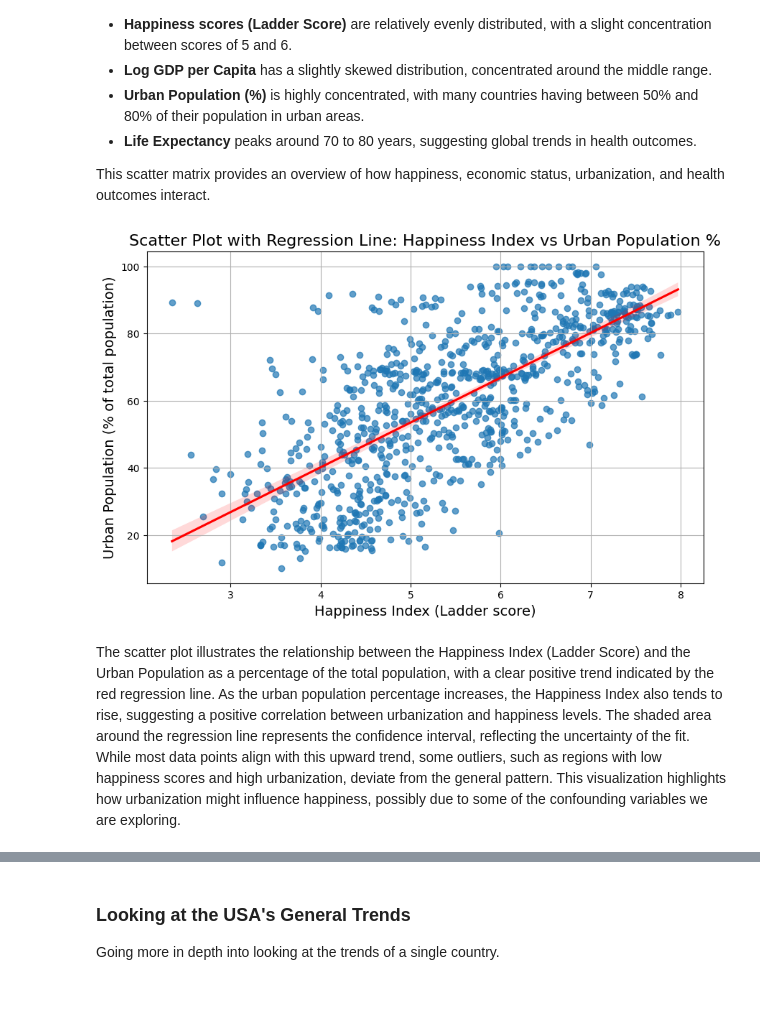
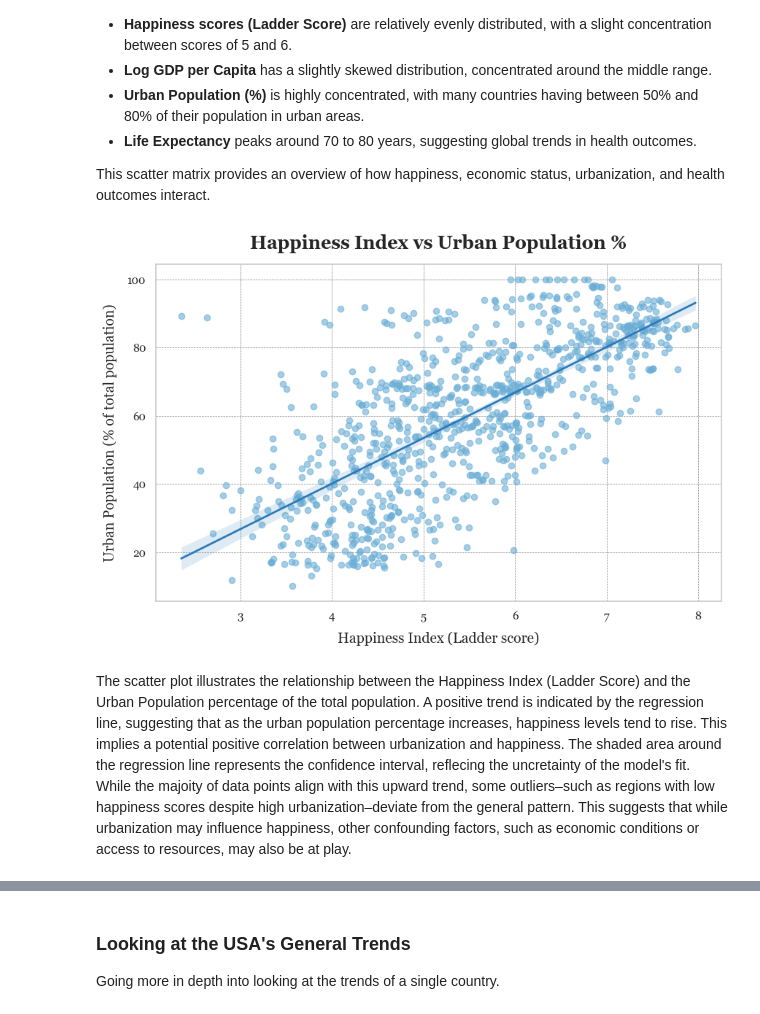
Before and after one commit to abbymcleod/Country-Happiness-Index, a Jupyter notebook: EDACheckpoint_Group010-FA24.ipynb, the cells around one changed output, grey strips where cells are left out. Drawn from its saved outputs; the diff is of its cells as text; code cells hidden in the pictures.

Commit message:
cleaned up graphs and descriptions

```diff
--- a/EDACheckpoint_Group010-FA24.ipynb
+++ b/EDACheckpoint_Group010-FA24.ipynb
@@ -453,7 +454,17 @@ scattered_data = merged_df[["Ladder score",
                             "Log GDP per capita",
                             "Urban population (% of total population)",
                             "Life expectancy"]]
-scatter_matrix(scattered_data, figsize=(15, 15), alpha=0.8, diagonal='hist')
-plt.suptitle("Scatter Matrix: Happiness, Urban Population %, GDP, Life Expectancy", fontsize=14)
+sns.set_theme(style="whitegrid")
+
+matplotlib.rcParams['font.family'] = 'Georgia'
+
+#scatter_matrix(scattered_data, figsize=(15, 15), alpha=0.8, diagonal='hist')
+scatter_matrix(scattered_data, figsize=(15, 15), alpha=0.6, diagonal='hist', color=sns.color_palette("Blues", len(scattered_data)))
+
+plt.suptitle("Scatter Matrix: Happiness, Urban Population %, GDP, Life Expectancy", fontsize=18, fontweight='bold')
+
+for ax in plt.gcf().axes:
+    ax.grid(color='gray', linestyle='--', linewidth=0.5)
+
 plt.show()
 # %% [output]
@@ -477,23 +488,29 @@ The histograms along the diagonal show that:
 
 This scatter matrix provides an overview of how happiness, economic status, urbanization, and health outcomes interact.
 # %%
+sns.set_theme(style='whitegrid')
+plt.rcParams['font.family'] = 'Georgia'
+
 plt.figure(figsize=(10, 6))
 sns.regplot(
     x="Ladder score",  # Happiness index
     y="Urban population (% of total population)",  # Urban percentage
     data=merged_df,
-    line_kws={"color": "red"},  # Color of the regression line
-    scatter_kws={"alpha": 0.7}  # Transparency of the scatter points
+    line_kws={"color": sns.color_palette("Blues")[4], "linewidth": 2},  # Color of the regression line
+    scatter_kws={"alpha": 0.6, "color": sns.color_palette("Blues", 1)[0]}  # Transparency of the scatter points
 )
 
-# Adding labels and title
-plt.xlabel("Happiness Index (Ladder score)", fontsize=14)
-plt.ylabel("Urban Population (% of total population)", fontsize=14)
-plt.title("Scatter Plot with Regression Line: Happiness Index vs Urban Population %", fontsize=16)
-plt.grid(True)
+# Add labels and title
+plt.xlabel("Happiness Index (Ladder score)", fontsize=14, labelpad=10)
+plt.ylabel("Urban Population (% of total population)", fontsize=14, labelpad=10)
+plt.title("Happiness Index vs Urban Population %",
+          fontsize=18, fontweight='bold', pad=15)
+
+plt.grid(color='gray', linestyle='--', linewidth=0.5)
+
 plt.show()
 # %% [output]
-[figure, old version]
+[figure, new version]
 # %% [markdown]
-The scatter plot illustrates the relationship between the Happiness Index (Ladder Score) and the Urban Population as a percentage of the total population, with a clear positive trend indicated by the red regression line. As the urban population percentage increases, the Happiness Index also tends to rise, suggesting a positive correlation between urbanization and happiness levels. The shaded area around the regression line represents the confidence interval, reflecting the uncertainty of the fit. While most data points align with this upward trend, some outliers, such as regions with low happiness scores and high urbanization, deviate from the general pattern. This visualization highlights how urbanization might influence happiness, possibly due to some of the confounding variables we are exploring.
+The scatter plot illustrates the relationship between the Happiness Index (Ladder Score) and the Urban Population percentage of the total population. A positive trend is indicated by the regression line, suggesting that as the urban population percentage increases, happiness levels tend to rise. This implies a potential positive correlation between urbanization and happiness. The shaded area around the regression line represents the confidence interval, reflecing the uncretainty of the model's fit. While the majoity of data points align with this upward trend, some outliers–such as regions with low happiness scores despite high urbanization–deviate from the general pattern. This suggests that while urbanization may influence happiness, other confounding factors, such as economic conditions or access to resources, may also be at play.
 # %%
```
Also changed, not shown: parts of 17 cells of this notebook.
